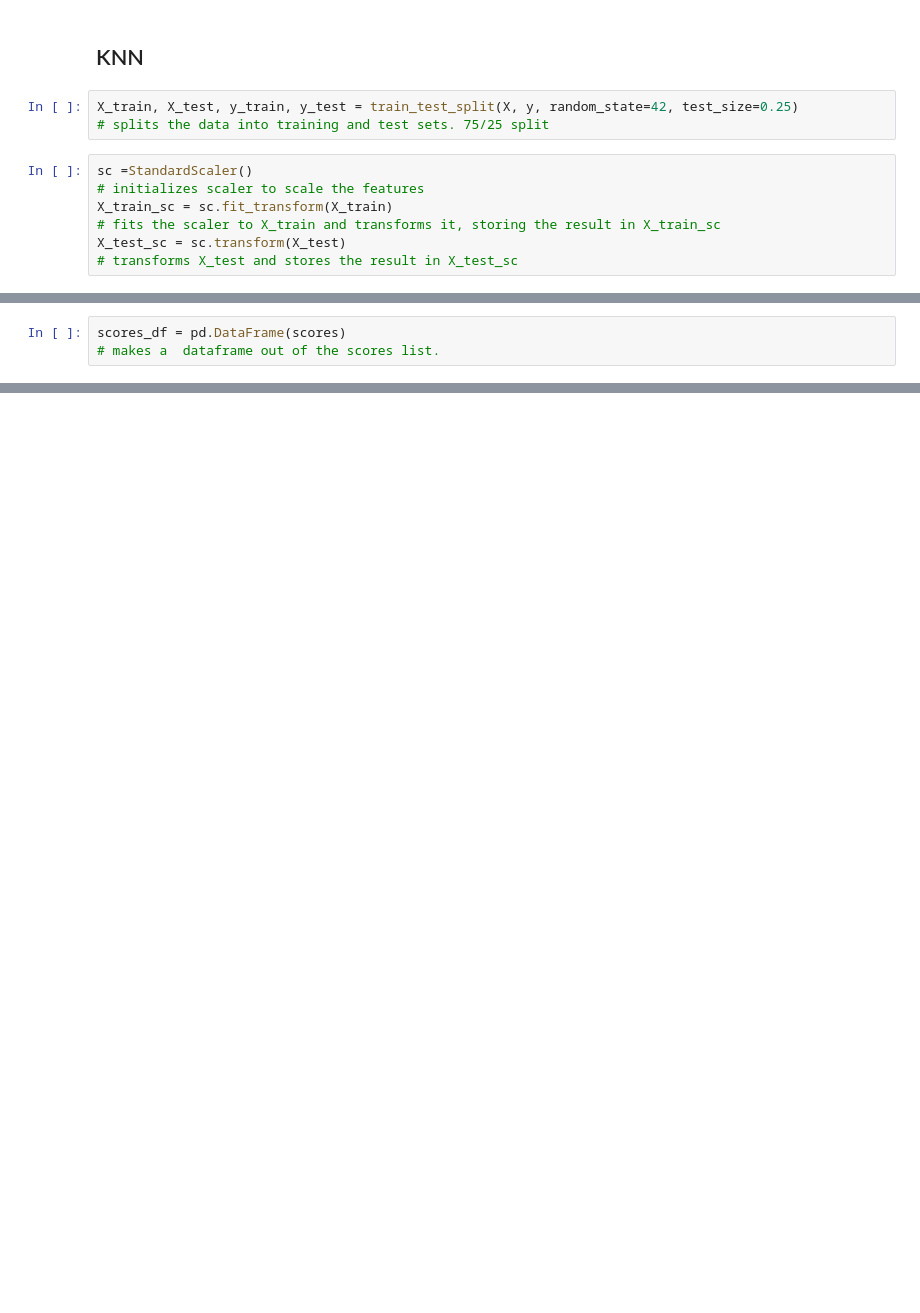
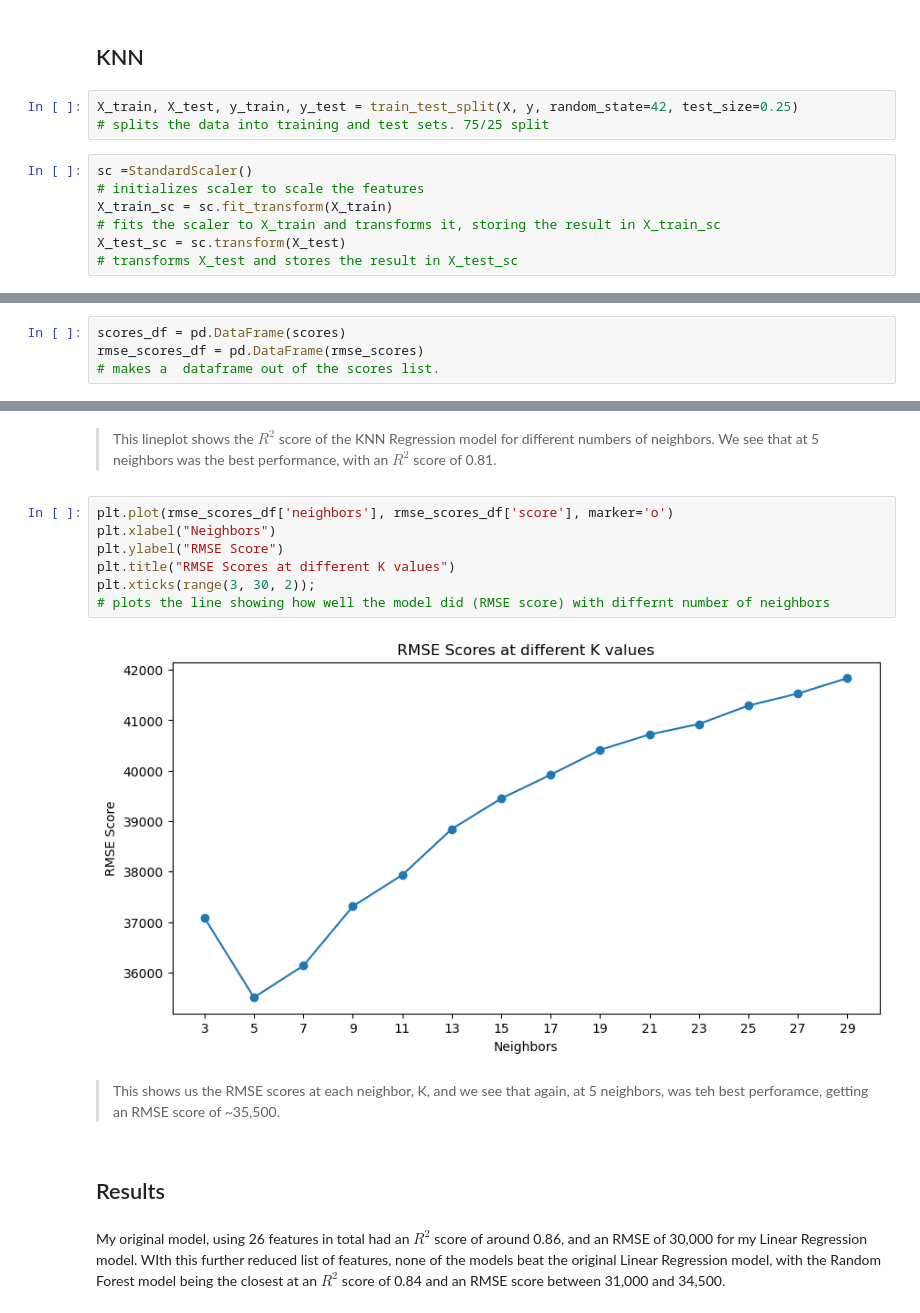
Before and after one commit to danielphilip12/Ames-Housing-Prices, a Jupyter notebook: code/assignment.ipynb, the cells around one changed output, grey strips where cells are left out. Saved outputs shown, nothing was run; the diff lists cells and outputs as text; blank space fills up the shorter version.

```diff
--- a/code/assignment.ipynb
+++ b/code/assignment.ipynb
@@ -274,3 +302,4 @@ for n in range(3, 30, 2):
 # %%
 scores_df = pd.DataFrame(scores)
+rmse_scores_df = pd.DataFrame(rmse_scores)
 # makes a  dataframe out of the scores list.
@@ -285,0 +353,17 @@ plt.xticks(range(3, 30, 2));
+# %% [markdown]
+> This lineplot shows the $R^2$ score of the KNN Regression model for different numbers of neighbors. We see that at 5 neighbors was the best performance, with an $R^2$ score of 0.81.
+# %%
+plt.plot(rmse_scores_df['neighbors'], rmse_scores_df['score'], marker='o')
+plt.xlabel("Neighbors")
+plt.ylabel("RMSE Score")
+plt.title("RMSE Scores at different K values")
+plt.xticks(range(3, 30, 2));
+# plots the line showing how well the model did (RMSE score) with differnt number of neighbors
+# %% [output]
+[figure, added]
+# %% [markdown]
+> This shows us the RMSE scores at each neighbor, K, and we see that again, at 5 neighbors, was teh best perforamce, getting an RMSE score of ~35,500.
+# %% [markdown]
+## Results
+# %% [markdown]
+My original model, using 26 features in total had an $R^2$ score of around 0.86, and an RMSE of 30,000 for my Linear Regression model. WIth this further reduced list of features, none of the models beat the original Linear Regression model, with the Random Forest model being the closest at an $R^2$ score of 0.84 and an RMSE score between 31,000 and 34,500.
```
Also changed, not shown: parts of 13 cells of this notebook, 18 other files.
